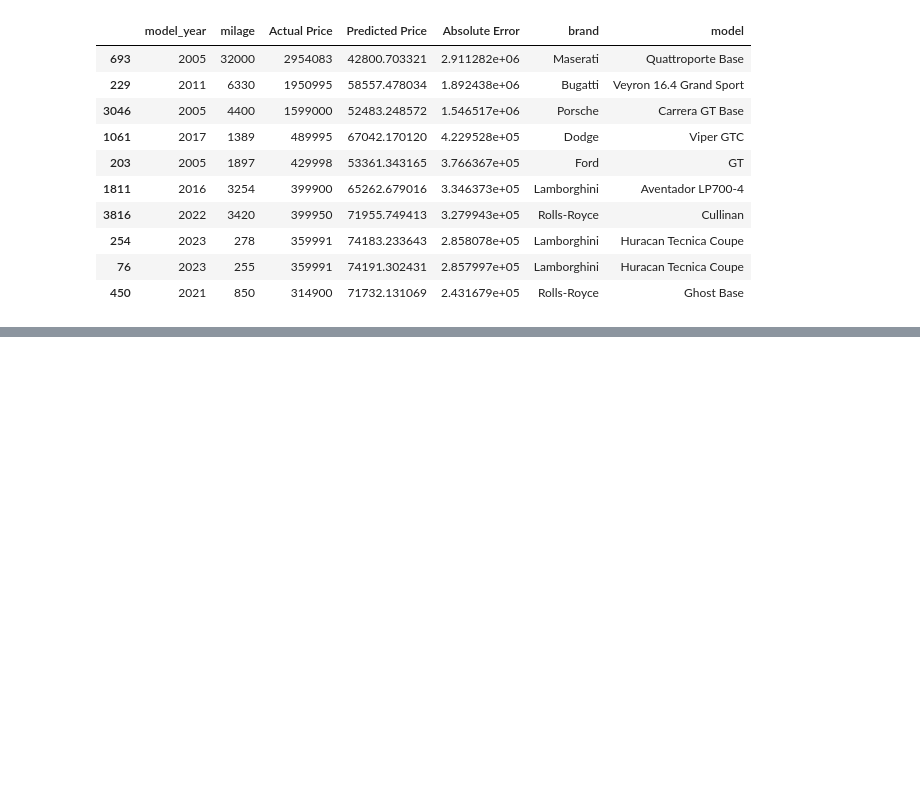
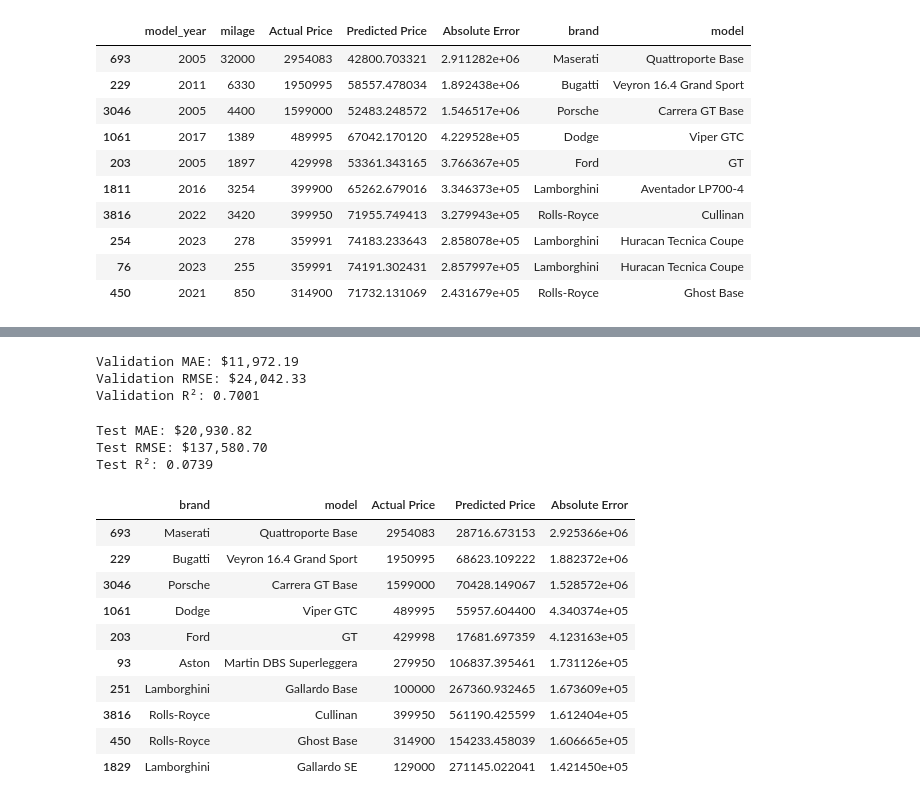
Before and after one commit to Ghostcline/-used-car-price-prediction, a Jupyter notebook: notebooks/01_used_car_prediction.ipynb, the cells around one changed output, grey strips where cells are left out. Saved outputs shown, nothing was run; the diff lists cells and outputs as text; code cells hidden in the pictures; blank space fills up the shorter version.

```diff
--- a/notebooks/01_used_car_prediction.ipynb
+++ b/notebooks/01_used_car_prediction.ipynb
@@ -683,0 +1112,7 @@ worst_predictions
+# %%
+best_model = Pipeline(steps=[
+    ("preprocessing", clone(preprocessor)),
+    ("model", Ridge(alpha=0.1))
+])
+
+best_model.fit(X_train_full, y_train_full)
@@ -683,0 +1248,72 @@ worst_predictions
+# %%
+from sklearn.metrics import mean_absolute_error, mean_squared_error, r2_score
+import numpy as np
+
+final_val_pred = best_model.predict(X_val)
+
+final_mae = mean_absolute_error(y_val, final_val_pred)
+
+final_rmse = np.sqrt(
+    mean_squared_error(y_val, final_val_pred)
+)
+
+final_r2 = r2_score(y_val, final_val_pred)
+
+print(f"Validation MAE: ${final_mae:,.2f}")
+print(f"Validation RMSE: ${final_rmse:,.2f}")
+print(f"Validation R²: {final_r2:.4f}")
+# %% [output]
+Validation MAE: $11,972.19
+Validation RMSE: $24,042.33
+Validation R²: 0.7001
+# %%
+test_predictions = best_model.predict(X_test_full)
+
+test_mae = mean_absolute_error(
+    y_test_full,
+    test_predictions
+)
+
+test_rmse = np.sqrt(
+    mean_squared_error(y_test_full, test_predictions)
+)
+
+test_r2 = r2_score(
+    y_test_full,
+    test_predictions
+)
+
+print(f"Test MAE: ${test_mae:,.2f}")
+print(f"Test RMSE: ${test_rmse:,.2f}")
+print(f"Test R²: {test_r2:.4f}")
+# %% [output]
+Test MAE: $20,930.82
+Test RMSE: $137,580.70
+Test R²: 0.0739
+# %%
+test_results = X_test_full.copy()
+
+test_results["Actual Price"] = y_test_full
+test_results["Predicted Price"] = test_predictions
+
+test_results["Absolute Error"] = np.abs(
+    test_results["Actual Price"] -
+    test_results["Predicted Price"]
+)
+
+test_results[
+    ["brand", "model", "Actual Price",
+     "Predicted Price", "Absolute Error"]
+].nlargest(10, "Absolute Error")
+# %% [output]
+|  | brand | model | Actual Price | Predicted Price | Absolute Error |
+| 693 | Maserati | Quattroporte Base | 2954083 | 28716.673153 | 2.925366e+06 |
+| 229 | Bugatti | Veyron 16.4 Grand Sport | 1950995 | 68623.109222 | 1.882372e+06 |
+| 3046 | Porsche | Carrera GT Base | 1599000 | 70428.149067 | 1.528572e+06 |
+| 1061 | Dodge | Viper GTC | 489995 | 55957.604400 | 4.340374e+05 |
+| 203 | Ford | GT | 429998 | 17681.697359 | 4.123163e+05 |
+| 93 | Aston | Martin DBS Superleggera | 279950 | 106837.395461 | 1.731126e+05 |
+| 251 | Lamborghini | Gallardo Base | 100000 | 267360.932465 | 1.673609e+05 |
+| 3816 | Rolls-Royce | Cullinan | 399950 | 561190.425599 | 1.612404e+05 |
+| 450 | Rolls-Royce | Ghost Base | 314900 | 154233.458039 | 1.606665e+05 |
+| 1829 | Lamborghini | Gallardo SE | 129000 | 271145.022041 | 1.421450e+05 |
```
Also changed, not shown: parts of 36 cells of this notebook, 1 other file.
